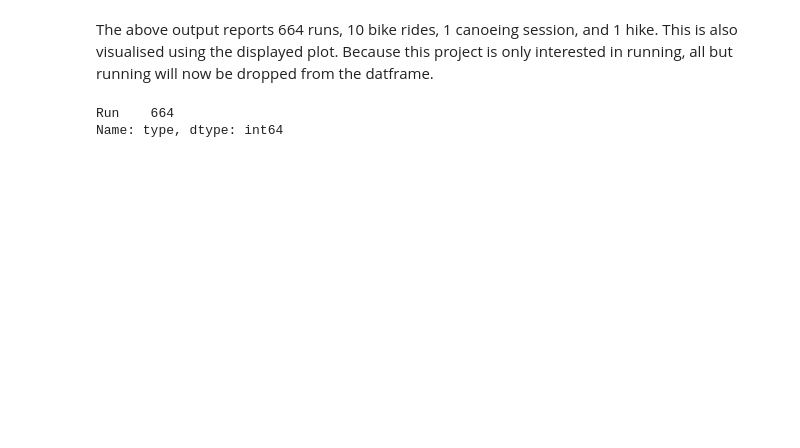
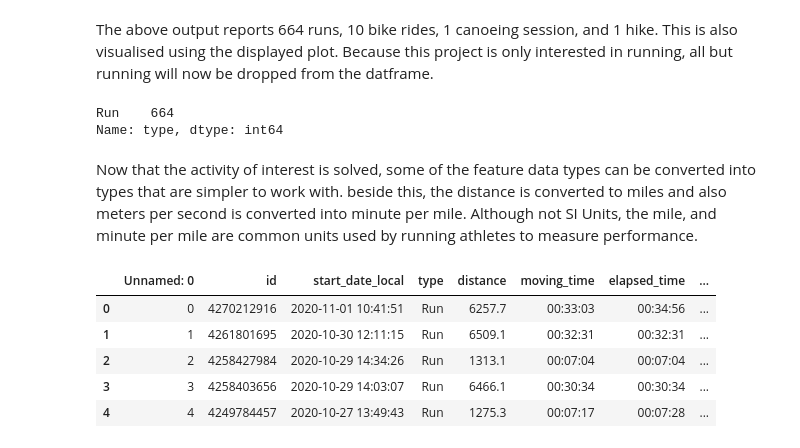
Before and after one commit to ConanMercer5/Strava_running_data, a Jupyter notebook: StravaRunning.ipynb, the cells around one changed output. Saved outputs shown, nothing was run; the diff lists cells and outputs as text; code cells hidden in the pictures; blank space fills up the shorter version.

```diff
--- a/StravaRunning.ipynb
+++ b/StravaRunning.ipynb
@@ -86,3 +87,32 @@ df.type.value_counts()
 # %% [output]
 Run    664
 Name: type, dtype: int64
+# %% [markdown]
+Now that the activity of interest is solved, some of the feature data types can be converted into types that are simpler to work with. beside this, the distance is converted to miles and also meters per second is converted into minute per mile. Although not SI Units, the mile, and minute per mile are common units used by running athletes to measure performance.
+# %%
+# Create a distance in miles column
+conv_fac_kilometers_miles = 0.621371 # conversion factor
+df['distance_miles'] = (df['distance']*conv_fac_kilometers_miles)/1e3
+
+# Convert m/s to min/mi
+df['minute_mile'] = 1/(df['average_speed']/26.822)
+
+# Convert dates to datetime type
+df['start_date_local'] = pd.to_datetime(df['start_date_local'])
+
+# Create a day of the week and week of the year columns
+df['day_of_week'] = df['start_date_local'].dt.day_name()
+df['month_of_year'] = df['start_date_local'].dt.month
+
+# Convert times to timedeltas
+df['moving_time'] = pd.to_timedelta(df['moving_time'])
+df['elapsed_time'] = pd.to_timedelta(df['elapsed_time'])
+
+df.head()
+# %% [output]
+|  | Unnamed: 0 | id | start_date_local | type | distance | moving_time | elapsed_time | ... |
+| 0 | 0 | 4270212916 | 2020-11-01 10:41:51 | Run | 6257.7 | 00:33:03 | 00:34:56 | ... |
+| 1 | 1 | 4261801695 | 2020-10-30 12:11:15 | Run | 6509.1 | 00:32:31 | 00:32:31 | ... |
+| 2 | 2 | 4258427984 | 2020-10-29 14:34:26 | Run | 1313.1 | 00:07:04 | 00:07:04 | ... |
+| 3 | 3 | 4258403656 | 2020-10-29 14:03:07 | Run | 6466.1 | 00:30:34 | 00:30:34 | ... |
+| 4 | 4 | 4249784457 | 2020-10-27 13:49:43 | Run | 1275.3 | 00:07:17 | 00:07:28 | ... |
```
Also changed, not shown: parts of 3 cells of this notebook.
